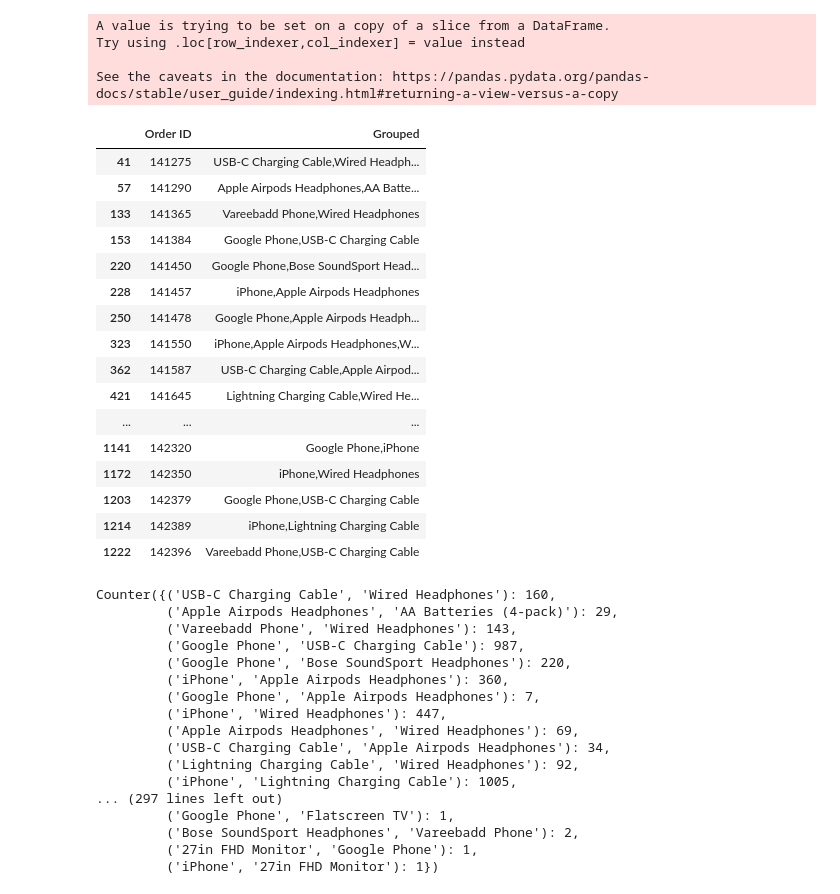
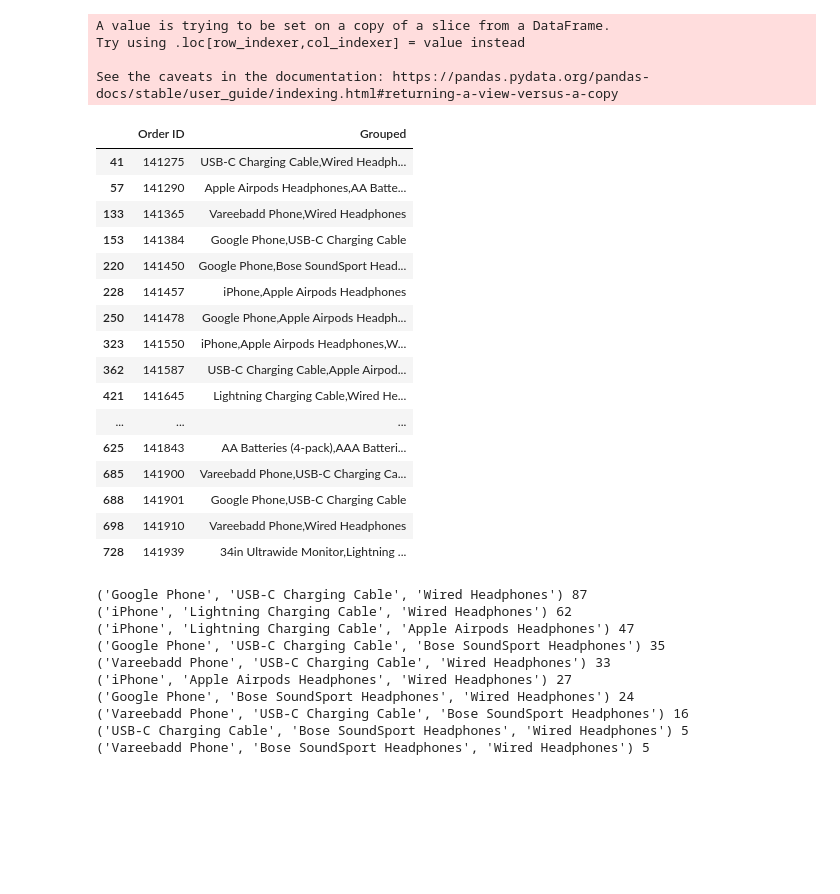
Before and after one commit to fajarslvn/data_analysis, a Jupyter notebook: sales gadget/Sales Analysis.ipynb, the cells around one changed output. Cells and saved outputs as stored; diff of their text form; code cells hidden in the pictures; blank space fills up the shorter version.

Commit message:
Completed check list and wrap up the analysis

```diff
--- a/sales gadget/Sales Analysis.ipynb
+++ b/sales gadget/Sales Analysis.ipynb
@@ -255,25 +257,25 @@ Try using .loc[row_indexer,col_indexer] = value instead
 See the caveats in the documentation: https://pandas.pydata.org/pandas-docs/stable/user_guide/indexing.html#returning-a-view-versus-a-copy
 # %%
 dfl = dfl[['Order ID', 'Grouped']].drop_duplicates()
-dfl.head(50)
+dfl.head(20)
 # %% [output]
 |  | Order ID | Grouped |
 | 41 | 141275 | USB-C Charging Cable,Wired Headph... |
 | 57 | 141290 | Apple Airpods Headphones,AA Batte... |
 | 133 | 141365 | Vareebadd Phone,Wired Headphones |
 | 153 | 141384 | Google Phone,USB-C Charging Cable |
 | 220 | 141450 | Google Phone,Bose SoundSport Head... |
 | 228 | 141457 | iPhone,Apple Airpods Headphones |
 | 250 | 141478 | Google Phone,Apple Airpods Headph... |
 | 323 | 141550 | iPhone,Apple Airpods Headphones,W... |
 | 362 | 141587 | USB-C Charging Cable,Apple Airpod... |
 | 421 | 141645 | Lightning Charging Cable,Wired He... |
 | ... | ... | ... |
-| 1141 | 142320 | Google Phone,iPhone |
-| 1172 | 142350 | iPhone,Wired Headphones |
-| 1203 | 142379 | Google Phone,USB-C Charging Cable |
-| 1214 | 142389 | iPhone,Lightning Charging Cable |
-| 1222 | 142396 | Vareebadd Phone,USB-C Charging Cable |
+| 625 | 141843 | AA Batteries (4-pack),AAA Batteri... |
+| 685 | 141900 | Vareebadd Phone,USB-C Charging Ca... |
+| 688 | 141901 | Google Phone,USB-C Charging Cable |
+| 698 | 141910 | Vareebadd Phone,Wired Headphones |
+| 728 | 141939 | 34in Ultrawide Monitor,Lightning ... |
 # %%
 from itertools import combinations
 from collections import Counter
@@ -282,24 +284,18 @@ count = Counter()
 
 for row in dfl['Grouped']:
     row_list = row.split(',')
-    count.update(Counter(combinations(row_list, 2)))
+    count.update(Counter(combinations(row_list, 3)))
 
-count
+for key, value in count.most_common(10):
+    print(key, value)
 # %% [output]
-Counter({('USB-C Charging Cable', 'Wired Headphones'): 160,
-         ('Apple Airpods Headphones', 'AA Batteries (4-pack)'): 29,
-         ('Vareebadd Phone', 'Wired Headphones'): 143,
-         ('Google Phone', 'USB-C Charging Cable'): 987,
-         ('Google Phone', 'Bose SoundSport Headphones'): 220,
-         ('iPhone', 'Apple Airpods Headphones'): 360,
-         ('Google Phone', 'Apple Airpods Headphones'): 7,
-         ('iPhone', 'Wired Headphones'): 447,
-         ('Apple Airpods Headphones', 'Wired Headphones'): 69,
-         ('USB-C Charging Cable', 'Apple Airpods Headphones'): 34,
-         ('Lightning Charging Cable', 'Wired Headphones'): 92,
-         ('iPhone', 'Lightning Charging Cable'): 1005,
-... (297 lines left out)
-         ('Google Phone', 'Flatscreen TV'): 1,
-         ('Bose SoundSport Headphones', 'Vareebadd Phone'): 2,
-         ('27in FHD Monitor', 'Google Phone'): 1,
-         ('iPhone', '27in FHD Monitor'): 1})
+('Google Phone', 'USB-C Charging Cable', 'Wired Headphones') 87
+('iPhone', 'Lightning Charging Cable', 'Wired Headphones') 62
+('iPhone', 'Lightning Charging Cable', 'Apple Airpods Headphones') 47
+('Google Phone', 'USB-C Charging Cable', 'Bose SoundSport Headphones') 35
+('Vareebadd Phone', 'USB-C Charging Cable', 'Wired Headphones') 33
+('iPhone', 'Apple Airpods Headphones', 'Wired Headphones') 27
+('Google Phone', 'Bose SoundSport Headphones', 'Wired Headphones') 24
+('Vareebadd Phone', 'USB-C Charging Cable', 'Bose SoundSport Headphones') 16
+('USB-C Charging Cable', 'Bose SoundSport Headphones', 'Wired Headphones') 5
+('Vareebadd Phone', 'Bose SoundSport Headphones', 'Wired Headphones') 5
```
Also changed, not shown: parts of 7 cells of this notebook, 1 other file.
